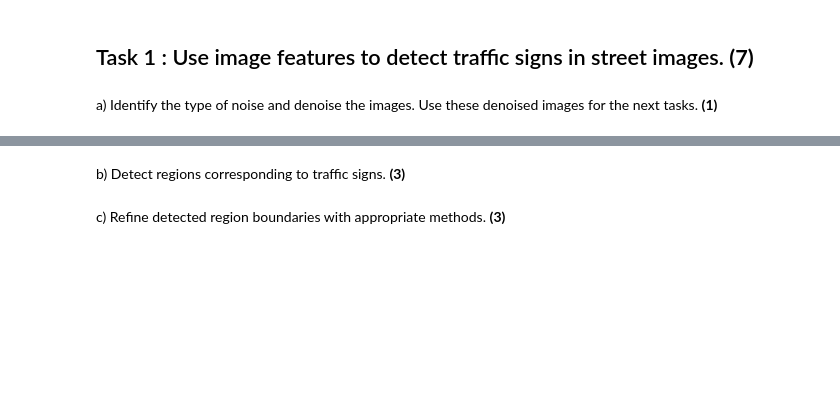
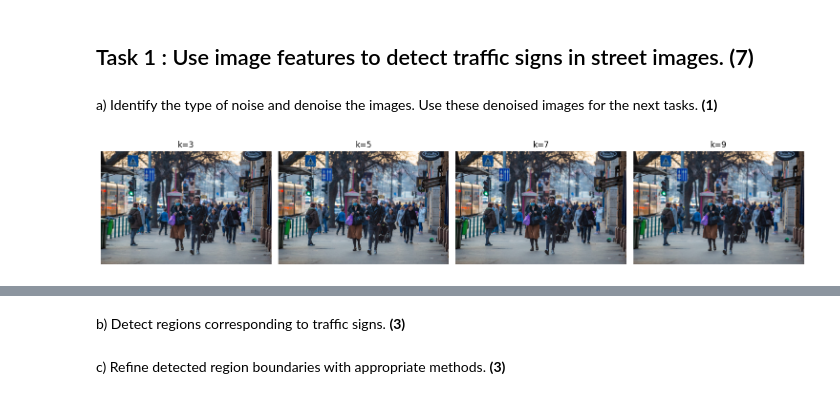
Before and after one commit to Khaldoun-Amatoury/2d-Image-Processing-Project, a Jupyter notebook: notebooks/part1.ipynb, the cells around one changed output, grey strips where cells are left out. Cells and saved outputs as stored; diff of their text form; code cells hidden in the pictures; blank space fills up the shorter version.

Commit message:
finished denoise task todo

```diff
--- a/notebooks/part1.ipynb
+++ b/notebooks/part1.ipynb
@@ -45 +43,26 @@ def denoise(input_path, output_path):
+# %%
+def test_kernel_sizes(input_path, output_dir, kernel_sizes):
+    img = cv2.imread(input_path)
+    results = []
+
+    for k in kernel_sizes:
+        denoised = cv2.medianBlur(img, ksize=k)
+        out_path = os.path.join(output_dir, f'denoised_k{k}.jpg')
+        cv2.imwrite(out_path, denoised)
+        results.append((k, denoised))
+
+    # Display results
+    plt.figure(figsize=(15, 5))
+    for i, (k, result_img) in enumerate(results):
+        img_rgb = cv2.cvtColor(result_img, cv2.COLOR_BGR2RGB)
+        plt.subplot(1, len(kernel_sizes), i + 1)
+        plt.imshow(img_rgb)
+        plt.title(f'k={k}')
+        plt.axis('off')
+    plt.tight_layout()
+    plt.show()
+input_path = os.path.join(inputs, 'part1.jpg')
+test_kernel_sizes(input_path, outputs, kernel_sizes=[3, 5, 7, 9])
+# %% [output]
+[figure, added]
 # %%
```
Also changed, not shown: parts of 4 cells of this notebook, 5 other files.
